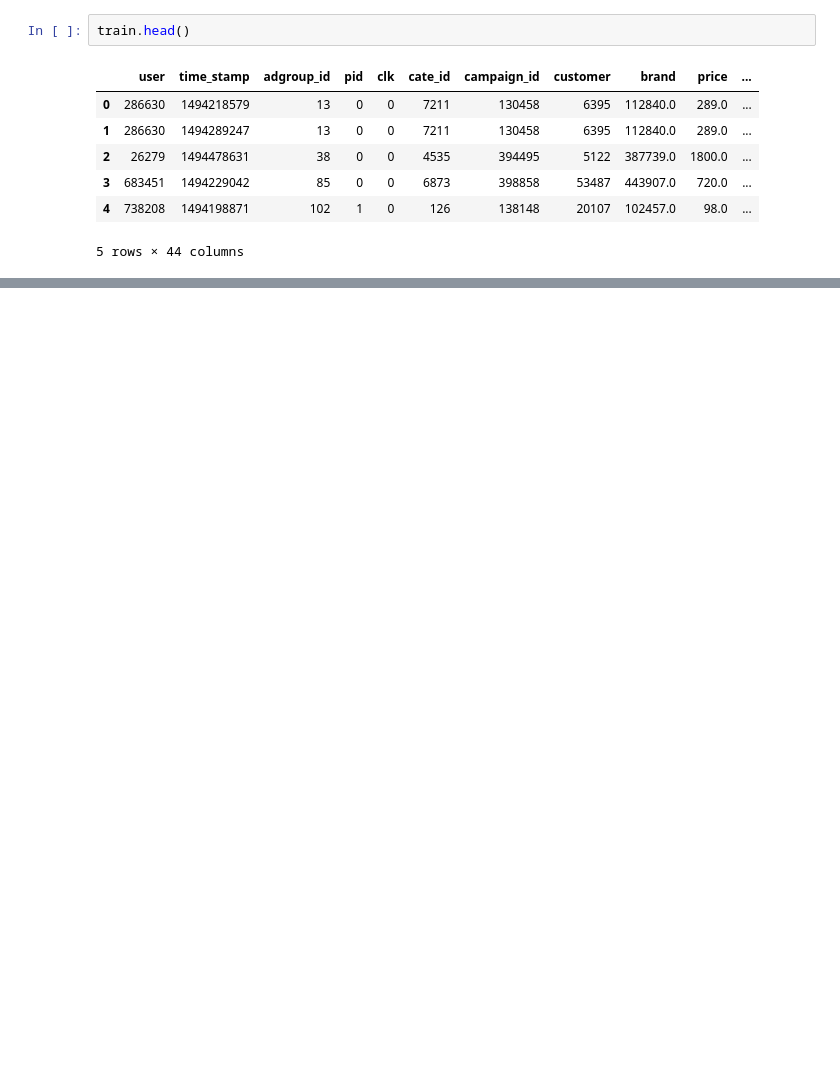
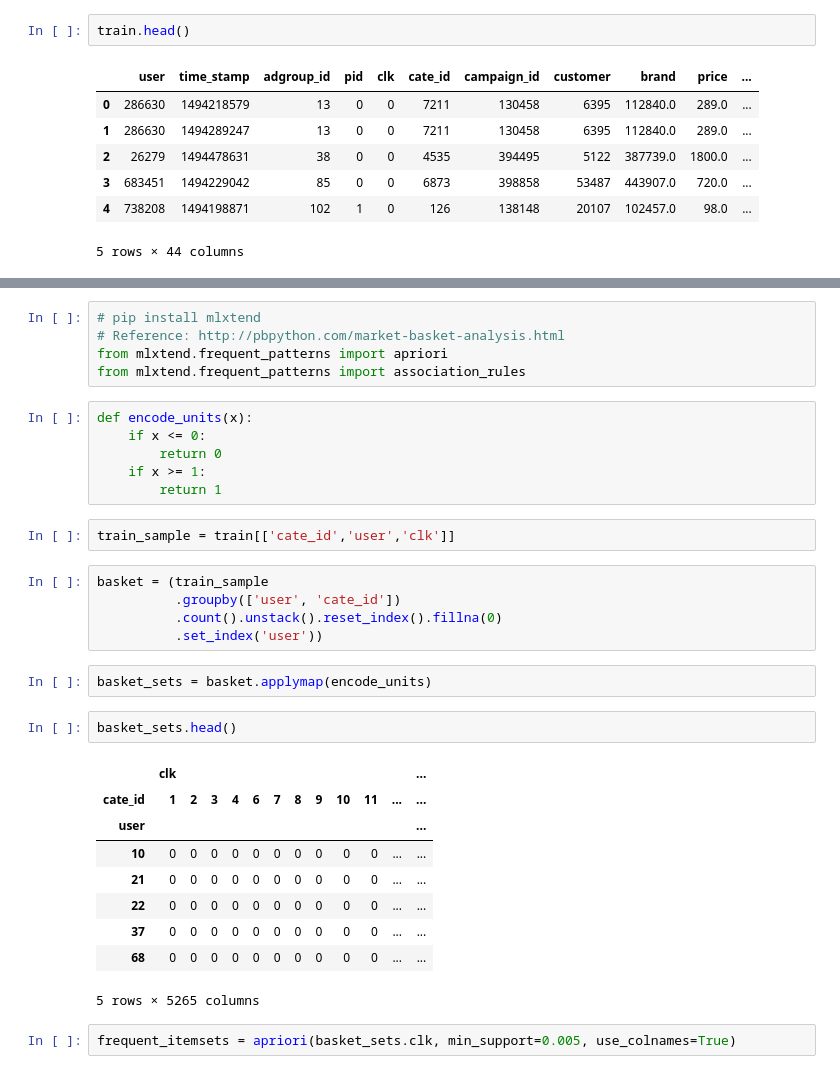
Before and after one commit to Sitorias/AdPrediction, a Jupyter notebook: Basic_Exploration.ipynb, the cells around one changed output, grey strips where cells are left out. Cells and saved outputs as stored; diff of their text form; blank space fills up the shorter version.

```diff
--- a/Basic_Exploration.ipynb
+++ b/Basic_Exploration.ipynb
@@ -137,0 +136,34 @@ train.head()
+# %%
+# pip install mlxtend
+# Reference: http://pbpython.com/market-basket-analysis.html
+from mlxtend.frequent_patterns import apriori
+from mlxtend.frequent_patterns import association_rules
+# %%
+def encode_units(x):
+    if x <= 0:
+        return 0
+    if x >= 1:
+        return 1
+# %%
+train_sample = train[['cate_id','user','clk']]
+# %%
+basket = (train_sample
+          .groupby(['user', 'cate_id'])
+          .count().unstack().reset_index().fillna(0)
+          .set_index('user'))
+# %%
+basket_sets = basket.applymap(encode_units)
+# %%
+basket_sets.head()
+# %% [output]
+|  | clk |  |  |  |  |  |  |  |  |  |  | ... |
+| cate_id | 1 | 2 | 3 | 4 | 6 | 7 | 8 | 9 | 10 | 11 | ... | ... |
+| user |  |  |  |  |  |  |  |  |  |  |  | ... |
+| 10 | 0 | 0 | 0 | 0 | 0 | 0 | 0 | 0 | 0 | 0 | ... | ... |
+| 21 | 0 | 0 | 0 | 0 | 0 | 0 | 0 | 0 | 0 | 0 | ... | ... |
+| 22 | 0 | 0 | 0 | 0 | 0 | 0 | 0 | 0 | 0 | 0 | ... | ... |
+| 37 | 0 | 0 | 0 | 0 | 0 | 0 | 0 | 0 | 0 | 0 | ... | ... |
+| 68 | 0 | 0 | 0 | 0 | 0 | 0 | 0 | 0 | 0 | 0 | ... | ... |
+5 rows × 5265 columns
+# %%
+frequent_itemsets = apriori(basket_sets.clk, min_support=0.005, use_colnames=True)
```
Also changed, not shown: parts of 26 cells of this notebook.
